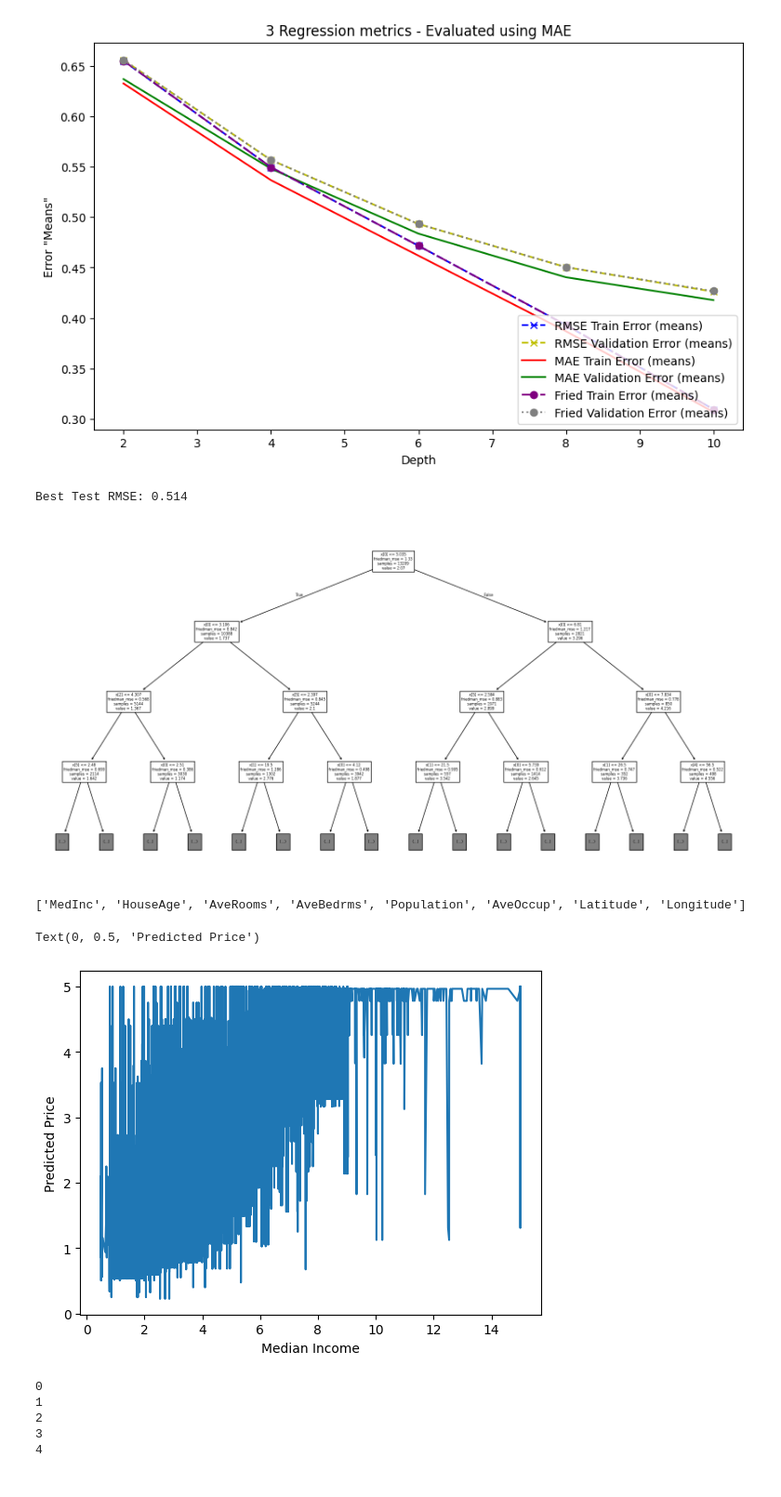
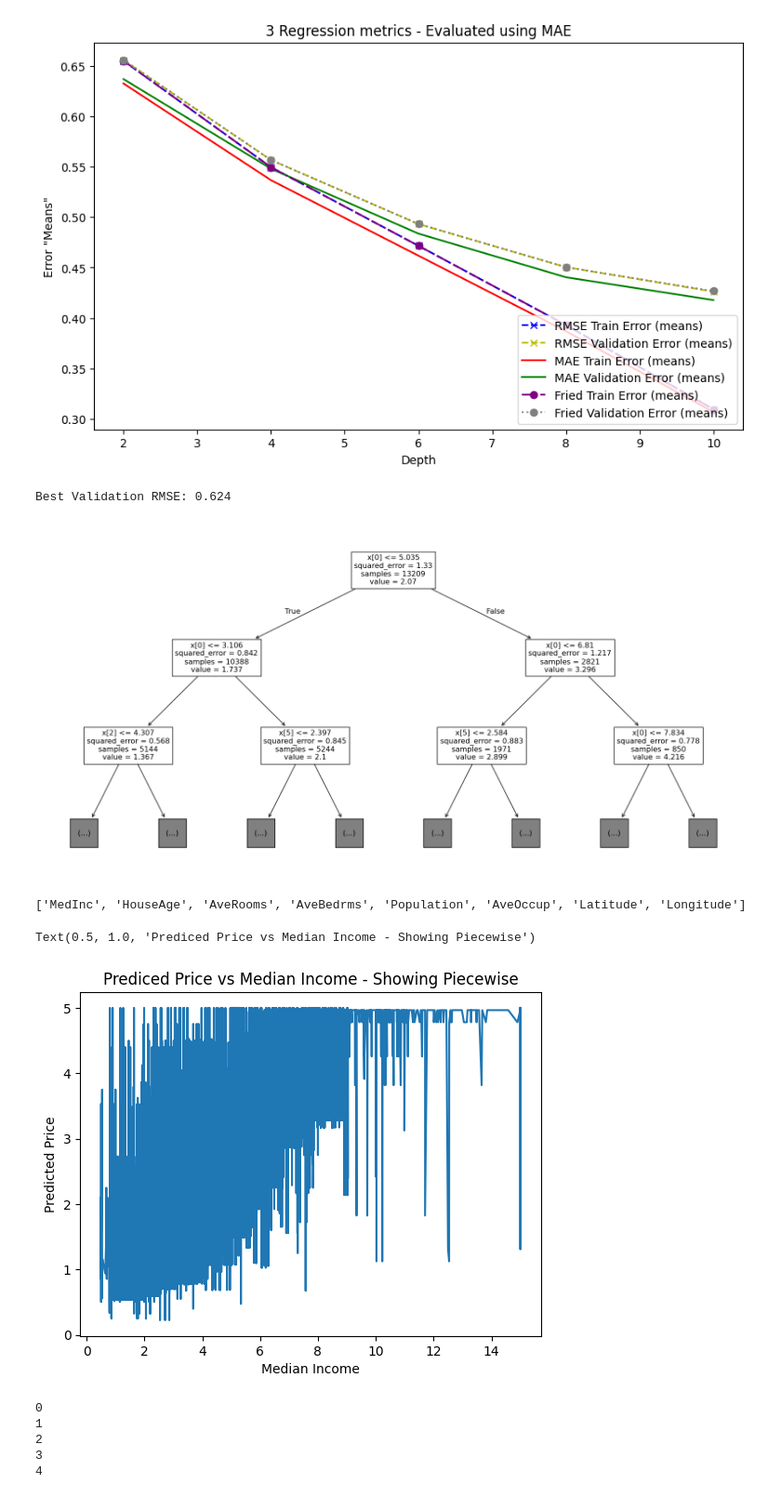
Before and after one commit to JosephAFerguson/CS6037_MachineLearning, a Jupyter notebook: Assignment3/assignment3code.ipynb, the cells around one changed output. Shown at 93% size. Cells and saved outputs as stored; diff of their text form; code cells hidden in the pictures.

```diff
--- a/Assignment3/assignment3code.ipynb
+++ b/Assignment3/assignment3code.ipynb
@@ -465,6 +482,6 @@ Best Pruning Test Accuracy 0.7708
 # %%
 ### best depth was None
-tree = DecisionTreeClassifier(criterion='gini', random_state=RANDOM_SEEDS[0], max_depth=20)
+tree = DecisionTreeClassifier(criterion='gini', random_state=RANDOM_SEEDS[0], max_depth=None)
 tree.fit(xtr,ytr)
-print("Best Depth-Limited Tree Test Accuracy : {:.4f}".format(tree.score(xte, yte)))
+print("Best Depth-Limited Tree Validation Accuracy : {:.4f}".format(tree.score(xval, yval)))
 # %% [output]
@@ -899,70 +915,52 @@ bestTree = None
 bestRMSE = float('inf')
 seed = None
 
-for tree in maeTrees:
+for trees in [rmseTrees, maeTrees, friedTrees]:
     for l in range(len(RANDOM_SEEDS)):
-        preds = tree[l].predict(regxtes[l])
-        score = root_mean_squared_error(regytes[l], preds)
+        for tree in trees[l]:
+            preds = tree.predict(regxvals[l])
+            score = root_mean_squared_error(regyvals[l], preds)
 
-        if score <bestRMSE:
-            bestRMSE = score
-            bestTree = tree[l]
-            seed = l
+            if score <bestRMSE:
+                bestRMSE = score
+                bestTree = tree
+                seed = l
 
-for tree in rmseTrees:
-    for l in range(len(RANDOM_SEEDS)):
-        preds = tree[l].predict(regxtes[l])
-        score = root_mean_squared_error(regytes[l], preds)
-
-        if score <bestRMSE:
-            bestRMSE = score
-            bestTree = tree[l]
-            seed = l
-
-for tree in friedTrees:
-    for l in range(len(RANDOM_SEEDS)):
-        preds = tree[l].predict(regxtes[l])
-        score = root_mean_squared_error(regytes[l], preds)
-
-        if score <bestRMSE:
-            bestRMSE = score
-            bestTree = tree[l]
-            seed = l
-
-print("Best Test RMSE: {:.3f}".format(bestRMSE))
+print("Best Validation RMSE: {:.3f}".format(bestRMSE))
 # %% [output]
-Best Test RMSE: 0.514
+Best Validation RMSE: 0.624
 # %%
 # part 1d look at the top three levels of the best tree
 plt.figure(figsize=(20,10))
 
 plot_tree(
     bestTree,
-    max_depth=3,
+    max_depth=2,
 )
 plt.show()
 
 print(fetch_california_housing().feature_names)
 # %% [output]
-[figure, old version]
+[figure, new version]
 ['MedInc', 'HouseAge', 'AveRooms', 'AveBedrms', 'Population', 'AveOccup', 'Latitude', 'Longitude']
 # %%
 # part 1d visualize step function prediction
 MedInc = regX[:,0]
 
 # best tree preds
-preds = bestTree.predict(X)
+preds = bestTree.predict(regX)
 
 # sort feature
 indx = np.argsort(MedInc)
 
 # plot
 plt.figure()
 plt.plot(MedInc[indx], preds[indx])
 plt.xlabel("Median Income")
 plt.ylabel("Predicted Price")
+plt.title("Prediced Price vs Median Income - Showing Piecewise")
 # %% [output]
-Text(0, 0.5, 'Predicted Price')
+Text(0.5, 1.0, 'Prediced Price vs Median Income - Showing Piecewise')
-[figure, old version]
+[figure, new version]
 # %%
 ### PART 2
```
Also changed, not shown: parts of 33 cells of this notebook, 12 other files.
